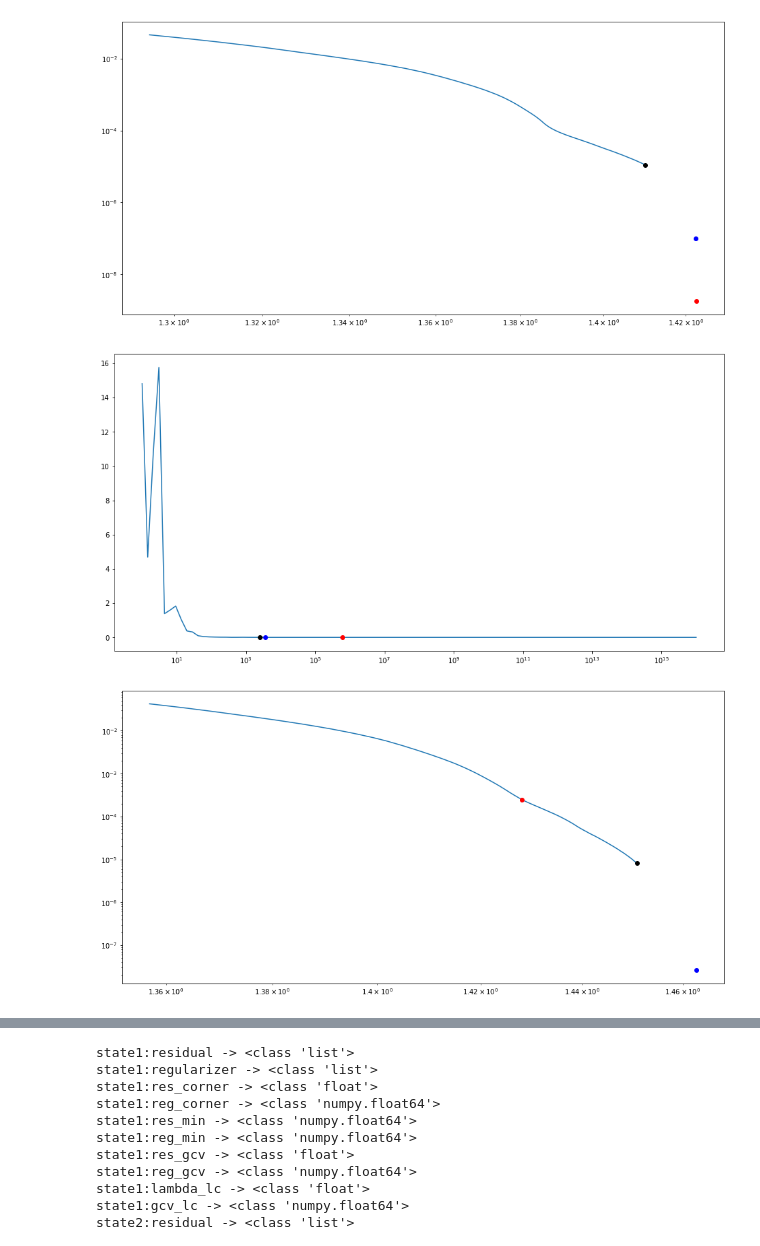
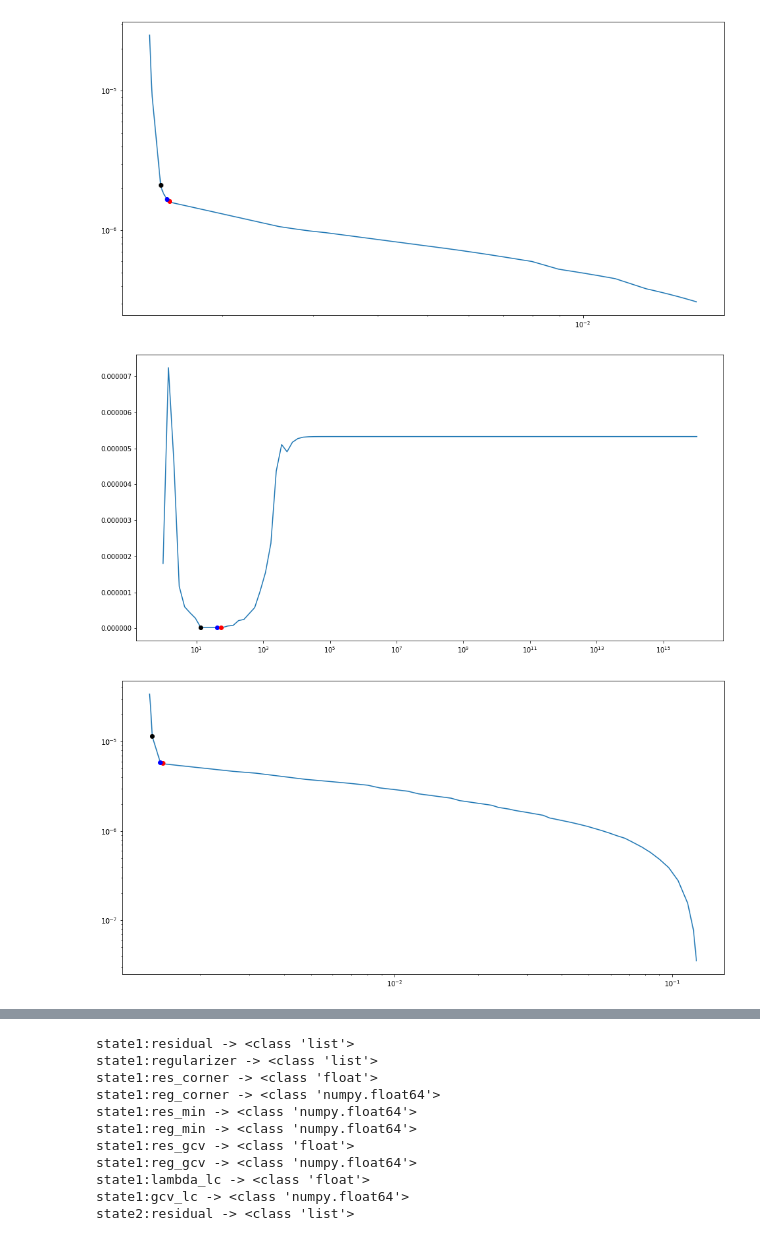
Before and after one commit to AlexCortiella/CU-Research, a Jupyter notebook: Python_Codes/Numerical_Differentiation/VanderPol/trendfilter_gcv_lcurve_comparison.ipynb, the cells around one changed output, grey strips where cells are left out. Cells and saved outputs as stored; diff of their text form; code cells hidden in the pictures.

```diff
--- a/Python_Codes/Numerical_Differentiation/VanderPol/trendfilter_gcv_lcurve_comparison.ipynb
+++ b/Python_Codes/Numerical_Differentiation/VanderPol/trendfilter_gcv_lcurve_comparison.ipynb
@@ -28,7 +28,7 @@ X = data[0:n_states]
 DX = data[n_states:]
 t_samples = len(t)
 
-noise_lvl = 0.1
+noise_lvl = 0.0001
 
 write_data = True
 
@@ -160,3 +160,3 @@ lambda_max too large. Reducing it 10 times...
-[figure, old version]
+[figure, new version]
-[figure, old version]
+[figure, new version]
-[figure, old version]
+[figure, new version]
```
Also changed, not shown: parts of 1 cell of this notebook, 21 other files.
